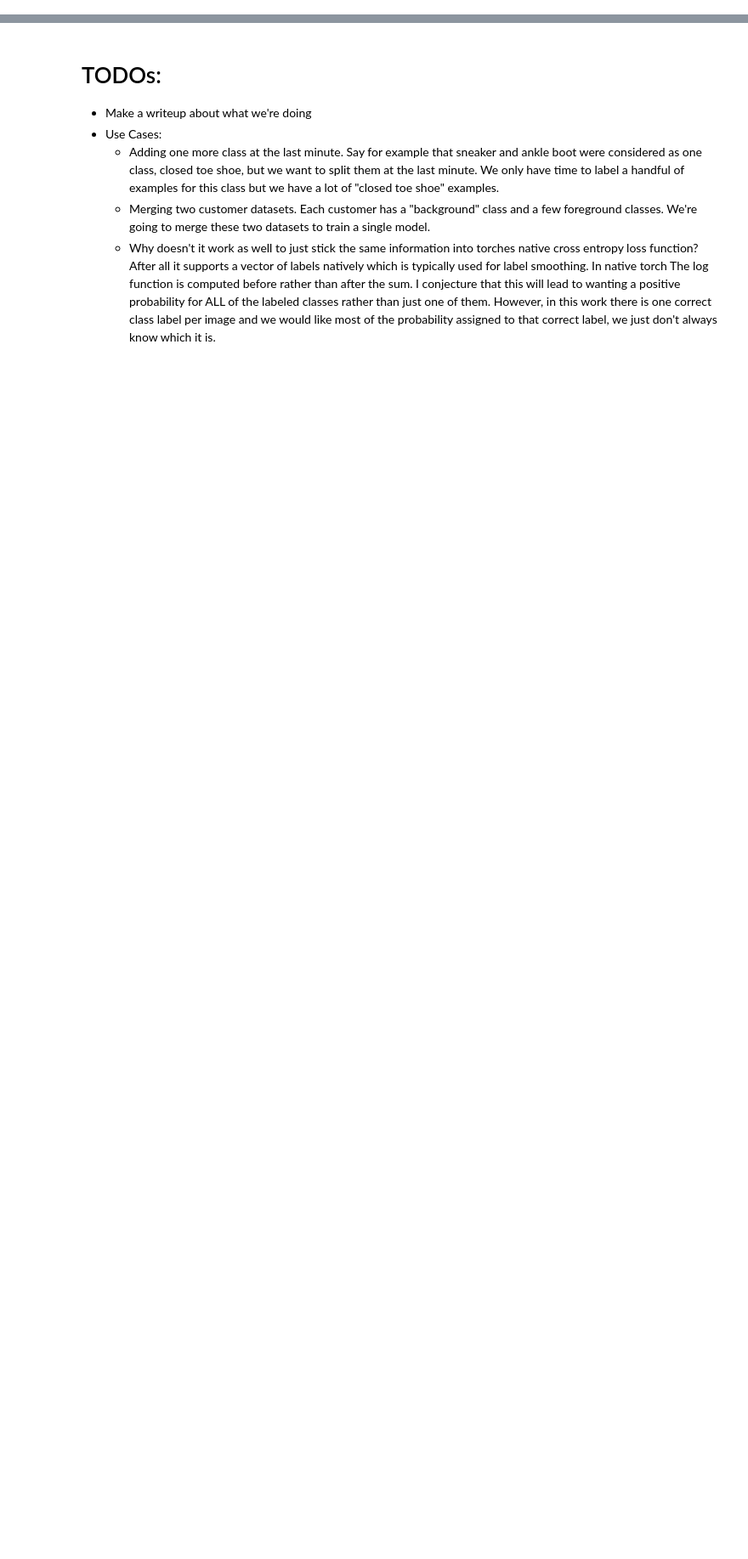
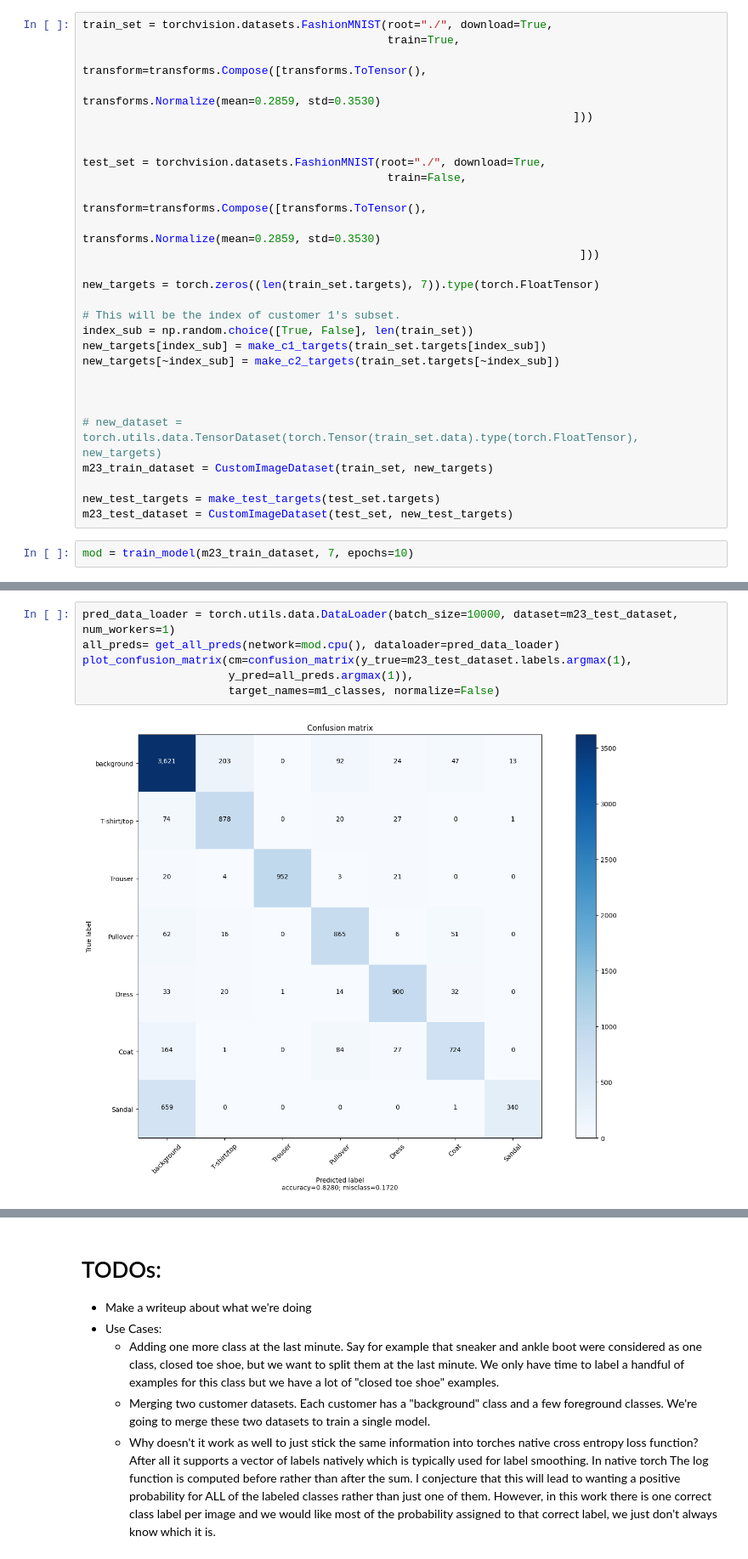
Before and after one commit to brian8128/SchemaFuse, a Jupyter notebook: examples/multiple_versions_of_schema.ipynb, the cells around one changed output, grey strips where cells are left out. Shown: that part at 85% size. Drawn from its saved outputs; the diff is of its cells as text; blank space fills up the shorter version.

```diff
--- a/examples/multiple_versions_of_schema.ipynb
+++ b/examples/multiple_versions_of_schema.ipynb
@@ -20,0 +426,30 @@ from sklearn.metrics import confusion_matrix
+# %%
+train_set = torchvision.datasets.FashionMNIST(root="./", download=True,
+                                              train=True,
+                                              transform=transforms.Compose([transforms.ToTensor(),
+                                                                            transforms.Normalize(mean=0.2859, std=0.3530)
+                                                                          ]))
+
+
+test_set = torchvision.datasets.FashionMNIST(root="./", download=True,
+                                              train=False,
+                                              transform=transforms.Compose([transforms.ToTensor(),
+                                                                            transforms.Normalize(mean=0.2859, std=0.3530)
+                                                                           ]))
+
+new_targets = torch.zeros((len(train_set.targets), 7)).type(torch.FloatTensor)
+
+# This will be the index of customer 1's subset.
+index_sub = np.random.choice([True, False], len(train_set))
+new_targets[index_sub] = make_c1_targets(train_set.targets[index_sub])
+new_targets[~index_sub] = make_c2_targets(train_set.targets[~index_sub])
+
+
+
+# new_dataset = torch.utils.data.TensorDataset(torch.Tensor(train_set.data).type(torch.FloatTensor), new_targets)
+m23_train_dataset = CustomImageDataset(train_set, new_targets)
+
+new_test_targets = make_test_targets(test_set.targets)
+m23_test_dataset = CustomImageDataset(test_set, new_test_targets)
+# %%
+mod = train_model(m23_train_dataset, 7, epochs=10)
@@ -20,0 +467,8 @@ from sklearn.metrics import confusion_matrix
+# %%
+pred_data_loader = torch.utils.data.DataLoader(batch_size=10000, dataset=m23_test_dataset, num_workers=1)
+all_preds= get_all_preds(network=mod.cpu(), dataloader=pred_data_loader)
+plot_confusion_matrix(cm=confusion_matrix(y_true=m23_test_dataset.labels.argmax(1),
+                      y_pred=all_preds.argmax(1)),
+                      target_names=m1_classes, normalize=False)
+# %% [output]
+[figure, added]
```
Also changed, not shown: parts of 41 cells of this notebook.
